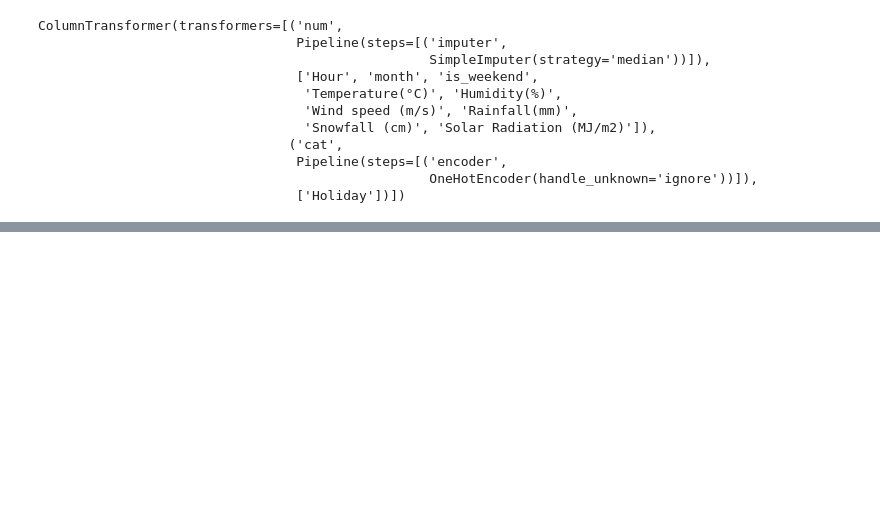
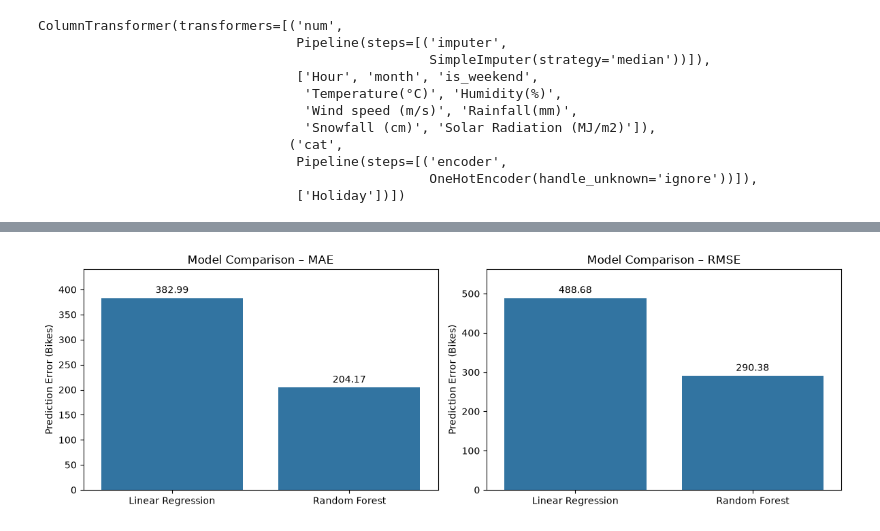
Before and after one commit to ChandaNovent/BikeFlow, a Jupyter notebook: 01_bikeflow_analysis.ipynb, the cells around one changed output, grey strips where cells are left out. Saved outputs shown, nothing was run; the diff lists cells and outputs as text; code cells hidden in the pictures; blank space fills up the shorter version.

Commit message:
Add model evalutation and feature importance analysis

```diff
--- a/01_bikeflow_analysis.ipynb
+++ b/01_bikeflow_analysis.ipynb
@@ -1034,0 +1084,17 @@ ColumnTransformer(transformers=[('num',
+# %%
+
+# Create a pipeline combining preprocessing and Random Forest
+random_forest_model = Pipeline(steps=[
+    ("preprocessor", preprocessor),
+    ("model", RandomForestRegressor(
+        n_estimators=100,    # Build 100 decision trees
+        random_state=42,    # Make results reproducible
+        n_jobs=-1           # Use available CPU cores
+    ))
+])
+
+# Train Random Forest using only the training data
+random_forest_model.fit(X_train, y_train)
+
+# Confirm successful training
+print("Random Forest model trained successfully!")
@@ -1034,0 +1191,48 @@ ColumnTransformer(transformers=[('num',
+# %%
+
+# Select the error metrics we want to visualize
+metrics = ["MAE", "RMSE"]
+
+# Create two charts next to each other
+fig, axes = plt.subplots(1, 2, figsize=(12, 4))
+
+# Loop through MAE and RMSE
+for i, metric in enumerate(metrics):
+
+    # Create a bar chart for the current metric
+    sns.barplot(
+        data=cv_comparison,
+        x="Model",
+        y=metric,
+        ax=axes[i]
+    )
+
+    # Add a title for each chart
+    axes[i].set_title(f"Model Comparison – {metric}")
+
+    # Label the vertical axis
+    axes[i].set_ylabel("Prediction Error (Bikes)")
+
+    # Remove the horizontal axis label
+    axes[i].set_xlabel("")
+
+    # Add the exact value above each bar
+    for container in axes[i].containers:
+
+        # Display each value with two decimal places
+        axes[i].bar_label(
+            container,
+            fmt="%.2f",
+            padding=3
+        )
+
+    # Add 15% extra space above the tallest bar
+    axes[i].set_ylim(0, cv_comparison[metric].max() * 1.15)
+
+# Adjust spacing so charts do not overlap
+plt.tight_layout()
+
+# Display the charts
+plt.show()
+# %% [output]
+[figure, added]
```
Also changed, not shown: parts of 28 cells of this notebook.
